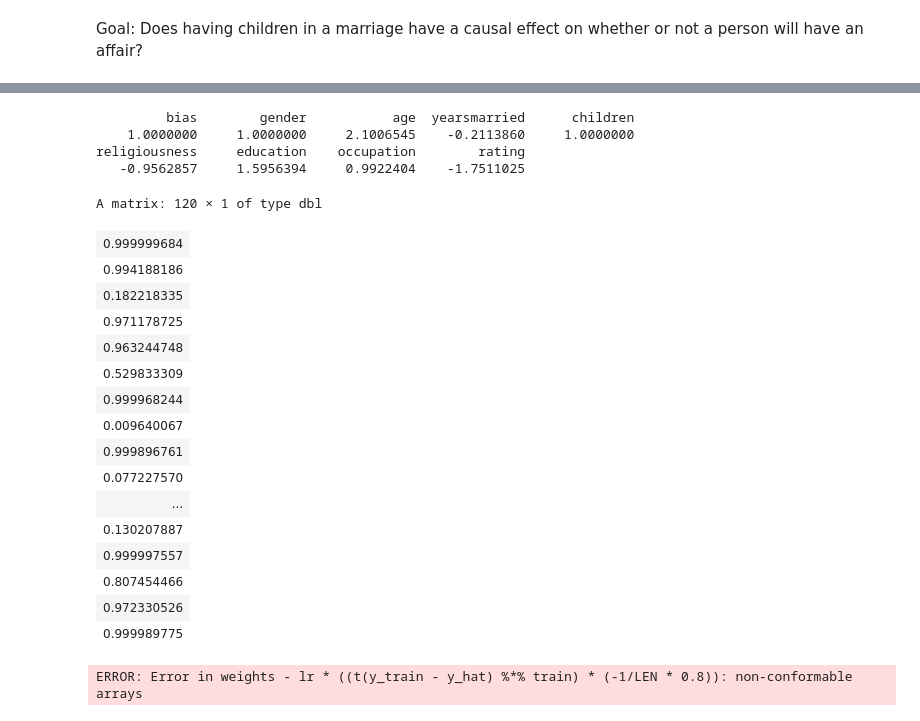
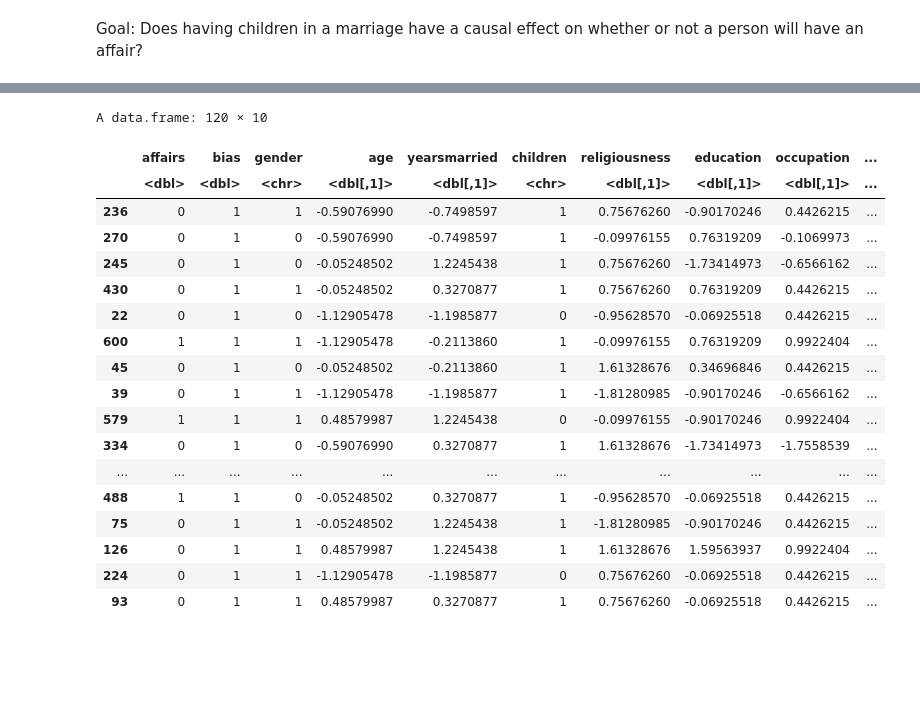
Before and after one commit to eghaymore/sim, a Jupyter notebook: G-comp.ipynb, the cells around one changed output, grey strips where cells are left out. Drawn from its saved outputs; the diff is of its cells as text; code cells hidden in the pictures; blank space fills up the shorter version.

```diff
--- a/G-comp.ipynb
+++ b/G-comp.ipynb
@@ -34,9 +36,10 @@ LEN = dim(dataset)[1]
 test_indices = sample(1:LEN,size = LEN *.2, replace = FALSE)
 test = dataset[test_indices,]
 train = dataset[-test_indices,]
-test = apply(as.matrix(test), 2, as.numeric)
-train = apply(as.matrix(train), 2, as.numeric)
-y_train = train[,1]
-y_test = test[,1]
-test = test[,2:10]
-train = train[,2:10]
+# test = apply(as.matrix(test), 2, as.numeric)
+# train = apply(as.matrix(train), 2, as.numeric)
+# y_train = train[,1]
+# y_test = test[,1]
+# test = test[,2:10]
+# train = train[,2:10]
+head(dataset)
@@ -56,44 +79,27 @@ plot(vals)
 # %%
-# Initialize random weights & bias
-weights = test[1,]
-weights
+pred = predict(model, test, type = "response")
-# %% [output]
-         bias        gender           age  yearsmarried      children
-    1.0000000     1.0000000     2.1006545    -0.2113860     1.0000000
-religiousness     education    occupation        rating
-   -0.9562857     1.5956394     0.9922404    -1.7511025
 # %%
-# Is R useless or is there a way to do matrix ops on dataframes?
-# try prediction
-pred = test %*% weights
-pred = h(pred)
-pred
+predicted = round(pred)
-# %% [output]
-A matrix: 120 × 1 of type dbl
-| 0.999999684 |
-| 0.994188186 |
-| 0.182218335 |
-| 0.971178725 |
-| 0.963244748 |
-| 0.529833309 |
-| 0.999968244 |
-| 0.009640067 |
-| 0.999896761 |
-| 0.077227570 |
-| ... |
-| 0.130207887 |
-| 0.999997557 |
-| 0.807454466 |
-| 0.972330526 |
-| 0.999989775 |
 # %%
-# Run batch gradient descent
-lr = .1
-for (i in 1:10){
-    y_hat = h(train %*% weights)
-    weights = weights - lr*( (t(y_train-y_hat) %*% train)*(-1/LEN*.8))
-    weights = t(weights) # R is bad
-}
+(test)
 # %% [output]
-ERROR: Error in weights - lr * ((t(y_train - y_hat) %*% train) * (-1/LEN * 0.8)): non-conformable arrays
+A data.frame: 120 × 10
+|  | affairs | bias | gender | age | yearsmarried | children | religiousness | education | occupation | ... |
+|  | <dbl> | <dbl> | <chr> | <dbl[,1]> | <dbl[,1]> | <chr> | <dbl[,1]> | <dbl[,1]> | <dbl[,1]> | ... |
+| 236 | 0 | 1 | 1 | -0.59076990 | -0.7498597 | 1 | 0.75676260 | -0.90170246 | 0.4426215 | ... |
+| 270 | 0 | 1 | 0 | -0.59076990 | -0.7498597 | 1 | -0.09976155 | 0.76319209 | -0.1069973 | ... |
+| 245 | 0 | 1 | 0 | -0.05248502 | 1.2245438 | 1 | 0.75676260 | -1.73414973 | -0.6566162 | ... |
+| 430 | 0 | 1 | 1 | -0.05248502 | 0.3270877 | 1 | 0.75676260 | 0.76319209 | 0.4426215 | ... |
+| 22 | 0 | 1 | 0 | -1.12905478 | -1.1985877 | 0 | -0.95628570 | -0.06925518 | 0.4426215 | ... |
+| 600 | 1 | 1 | 1 | -1.12905478 | -0.2113860 | 1 | -0.09976155 | 0.76319209 | 0.9922404 | ... |
+| 45 | 0 | 1 | 0 | -0.05248502 | -0.2113860 | 1 | 1.61328676 | 0.34696846 | 0.4426215 | ... |
+| 39 | 0 | 1 | 1 | -1.12905478 | -1.1985877 | 1 | -1.81280985 | -0.90170246 | -0.6566162 | ... |
+| 579 | 1 | 1 | 1 | 0.48579987 | 1.2245438 | 0 | -0.09976155 | -0.90170246 | 0.9922404 | ... |
+| 334 | 0 | 1 | 0 | -0.59076990 | 0.3270877 | 1 | 1.61328676 | -1.73414973 | -1.7558539 | ... |
+| ... | ... | ... | ... | ... | ... | ... | ... | ... | ... | ... |
+| 488 | 1 | 1 | 0 | -0.05248502 | 0.3270877 | 1 | -0.95628570 | -0.06925518 | 0.4426215 | ... |
+| 75 | 0 | 1 | 1 | -0.05248502 | 1.2245438 | 1 | -1.81280985 | -0.90170246 | 0.4426215 | ... |
+| 126 | 0 | 1 | 1 | 0.48579987 | 1.2245438 | 1 | 1.61328676 | 1.59563937 | 0.9922404 | ... |
+| 224 | 0 | 1 | 1 | -1.12905478 | -1.1985877 | 0 | 0.75676260 | -0.06925518 | 0.4426215 | ... |
+| 93 | 0 | 1 | 1 | 0.48579987 | 0.3270877 | 1 | 0.75676260 | -0.06925518 | 0.4426215 | ... |
 # %%
```
Also changed, not shown: parts of 5 cells of this notebook, 1 other file.
